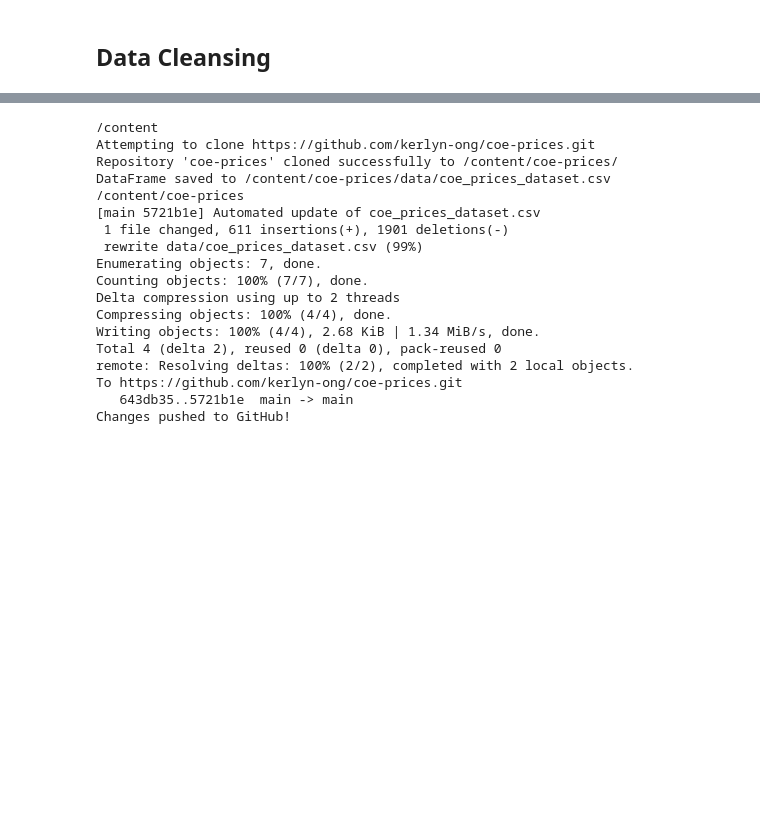
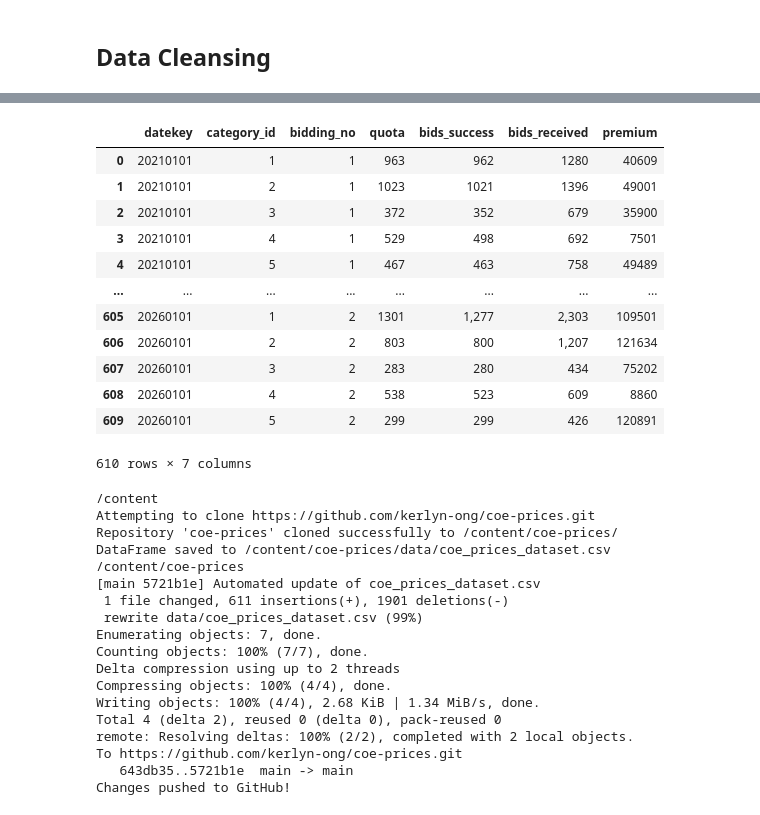
Before and after one commit to kerlyn-ong/coe-prices, a Jupyter notebook: DataGovSG_COE_Dataset.ipynb, the cells around one changed output, grey strips where cells are left out. Saved outputs shown, nothing was run; the diff lists cells and outputs as text; code cells hidden in the pictures; blank space fills up the shorter version.

```diff
--- a/DataGovSG_COE_Dataset.ipynb
+++ b/DataGovSG_COE_Dataset.ipynb
@@ -149,0 +159,22 @@ display(df.head())
+# %%
+#dim date
+df['date'] = pd.to_datetime(df['date'])
+df['month_name'] = df['date'].dt.month_name()
+dim_date = df[['date','year','month','month_name']].drop_duplicates().sort_values('date')
+dim_date['datekey'] = dim_date['date'].dt.strftime('%Y%m%d').astype(int)
+dim_date = dim_date[['datekey','date','year','month','month_name']]
+display(dim_date)
+
+#dim vehicle
+vehicle_description ={
+'Category A' : 'Non-fully electric cars <= 1,600cc/97kW; Fully electric cars <= 110kW',
+'Category B' : 'Non-fully electric cars with engines >1,600cc 97kW; Fully electric cars > 110kW',
+'Category C' : 'Goods vehicle and bus',
+'Category D' : 'Motorcycle',
+'Category E' : 'Open – all except motorcycle'
+}
+
+dim_vehicle = pd.DataFrame(list(vehicle_description.items()), columns=['vehicle_class', 'vehicle_description'])
+dim_vehicle['category_id'] = range(1, len(dim_vehicle) +1)
+dim_vehicle = dim_vehicle[['category_id', 'vehicle_class', 'vehicle_description']]
+display(dim_vehicle)
@@ -150 +201,23 @@ display(df.head())
+# %%
+#fact coe prices
+
+fact_coe_1 = df.merge(dim_date[['date','datekey']], on='date')
+fact_coe_2 = fact_coe_1.merge(dim_vehicle[['category_id','vehicle_class']], on='vehicle_class')
+
+fact_coe = fact_coe_2[['datekey', 'category_id', 'bidding_no', 'quota', 'bids_success', 'bids_received', 'premium']]
+display(fact_coe)
+# %% [output]
+|  | datekey | category_id | bidding_no | quota | bids_success | bids_received | premium |
+| 0 | 20210101 | 1 | 1 | 963 | 962 | 1280 | 40609 |
+| 1 | 20210101 | 2 | 1 | 1023 | 1021 | 1396 | 49001 |
+| 2 | 20210101 | 3 | 1 | 372 | 352 | 679 | 35900 |
+| 3 | 20210101 | 4 | 1 | 529 | 498 | 692 | 7501 |
+| 4 | 20210101 | 5 | 1 | 467 | 463 | 758 | 49489 |
+| ... | ... | ... | ... | ... | ... | ... | ... |
+| 605 | 20260101 | 1 | 2 | 1301 | 1,277 | 2,303 | 109501 |
+| 606 | 20260101 | 2 | 2 | 803 | 800 | 1,207 | 121634 |
+| 607 | 20260101 | 3 | 2 | 283 | 280 | 434 | 75202 |
+| 608 | 20260101 | 4 | 2 | 538 | 523 | 609 | 8860 |
+| 609 | 20260101 | 5 | 2 | 299 | 299 | 426 | 120891 |
+610 rows × 7 columns
 # %%
```
Also changed, not shown: parts of 4 cells of this notebook.
